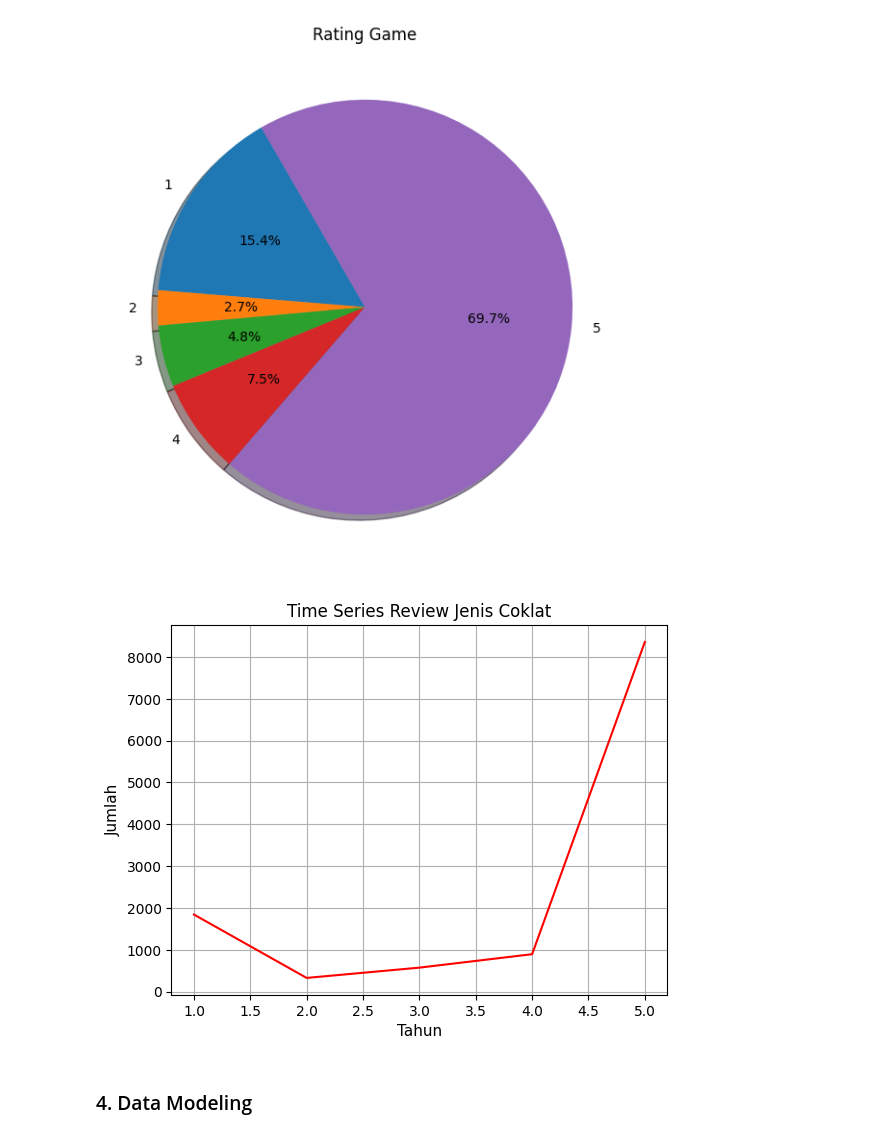
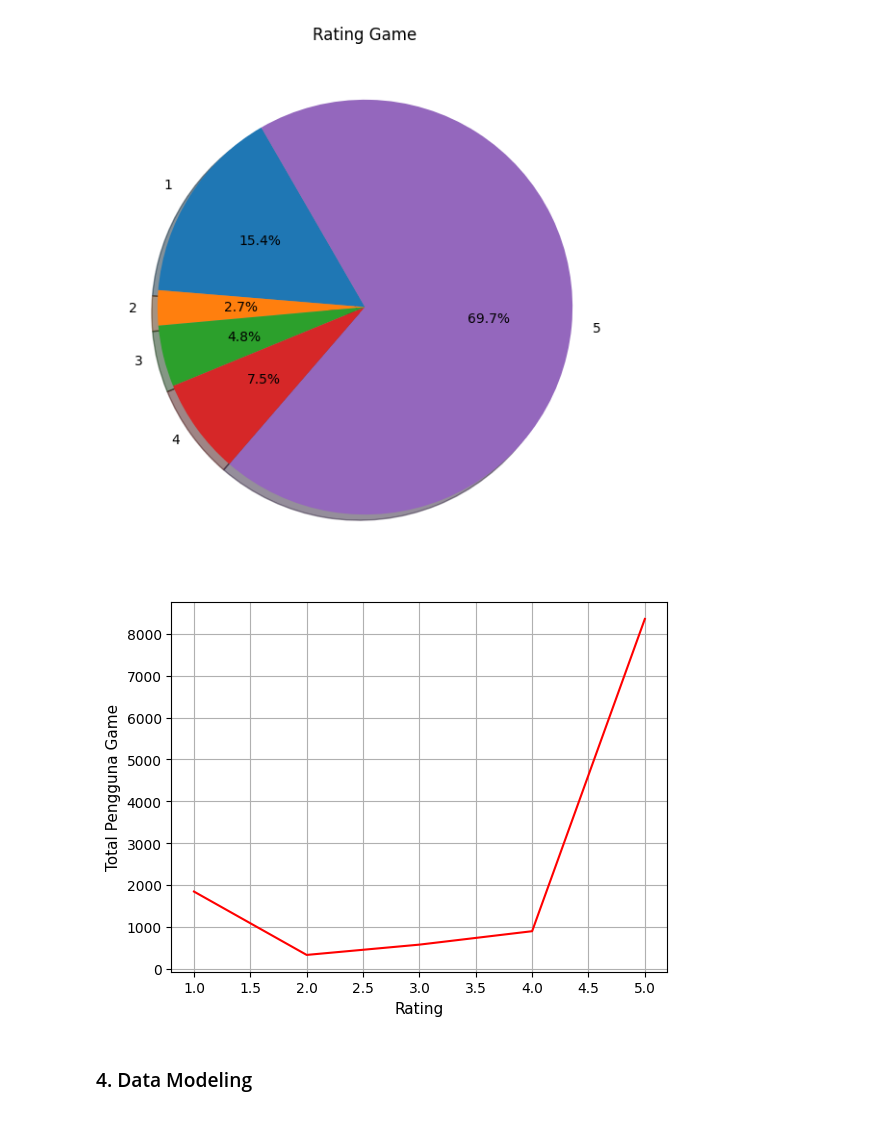
Before and after one commit to Hernirf/s3-kb-genshin-sentiment, a Jupyter notebook: main.ipynb, the cells around one changed output. Saved outputs shown, nothing was run; the diff lists cells and outputs as text; code cells hidden in the pictures.

Commit message:
visualisasi data

```diff
--- a/main.ipynb
+++ b/main.ipynb
@@ -56,16 +56,16 @@ plt.show()
 # %% [output]
 [figure]
 # %%
-tahun= df.dropna(subset=['score']).sort_values(by=['score'])['score'].unique()
+score= df.dropna(subset=['score']).sort_values(by=['score'])['score'].unique()
 total = df.groupby(['score'])['reviewId'].count()
-plt.plot(tahun, total, color='red')
+plt.plot(score, total, color='red')
 # plt.title('')
 plt.xlabel('Rating', fontsize=11)
 plt.ylabel('Total Pengguna Game', fontsize=11)
 plt.grid()
 plt.show()
 # %% [output]
-[figure, old version]
+[figure, new version]
 # %% [markdown]
 ### 4. Data Modeling
 # %%
```
